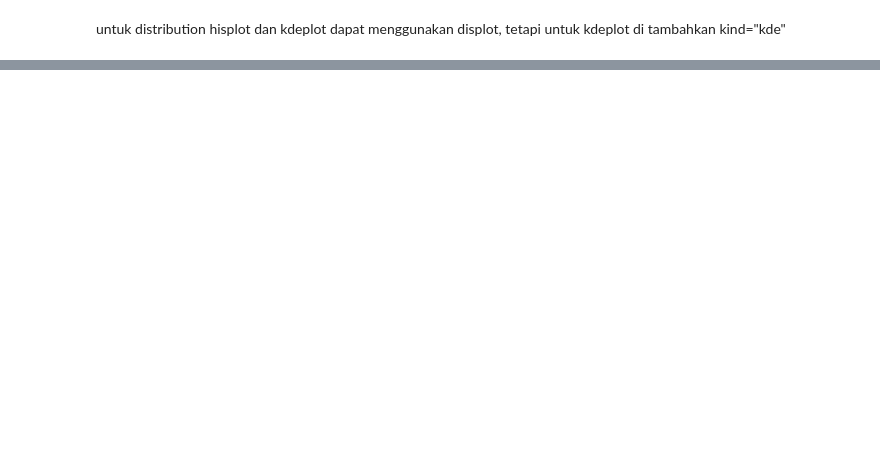
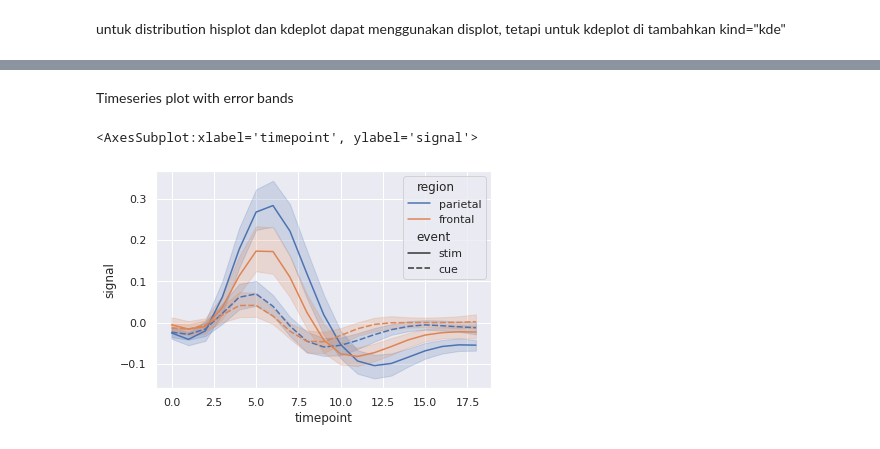
Before and after one commit to FinaFahrani/Kumpulan-Tugas_-Machine-Learning, a Jupyter notebook: week 4/W4_Fina_Fahrani_1103184098__Tugas_Visualisasi_Data_Seaborn.ipynb, the cells around one changed output, grey strips where cells are left out. Saved outputs shown, nothing was run; the diff lists cells and outputs as text; code cells hidden in the pictures; blank space fills up the shorter version.

```diff
--- a/week 4/W4_Fina_Fahrani_1103184098__Tugas_Visualisasi_Data_Seaborn.ipynb
+++ b/week 4/W4_Fina_Fahrani_1103184098__Tugas_Visualisasi_Data_Seaborn.ipynb
@@ -95,0 +152,10 @@ sns.jointplot(data=penguins, x="flipper_length_mm", y="bill_length_mm", hue="spe
+# %%
+import numpy as np
+import seaborn as sns
+sns.set_theme(style="ticks")
+
+rs = np.random.RandomState(11)
+x = rs.gamma(2, size=1000)
+y = -.5 * x + rs.normal(size=1000)
+
+sns.jointplot(x=x, y=y, kind="hex", color="#4CB391")
@@ -95,0 +165,16 @@ sns.jointplot(data=penguins, x="flipper_length_mm", y="bill_length_mm", hue="spe
+# %% [markdown]
+Timeseries plot with error bands
+# %%
+import seaborn as sns
+sns.set_theme(style="darkgrid")
+
+# Load an example dataset with long-form data
+fmri = sns.load_dataset("fmri")
+
+# Plot the responses for different events and regions
+sns.lineplot(x="timepoint", y="signal",
+             hue="region", style="event",
+             data=fmri)
+# %% [output]
+<AxesSubplot:xlabel='timepoint', ylabel='signal'>
+[figure, added]
```
Also changed, not shown: parts of 29 cells of this notebook.
